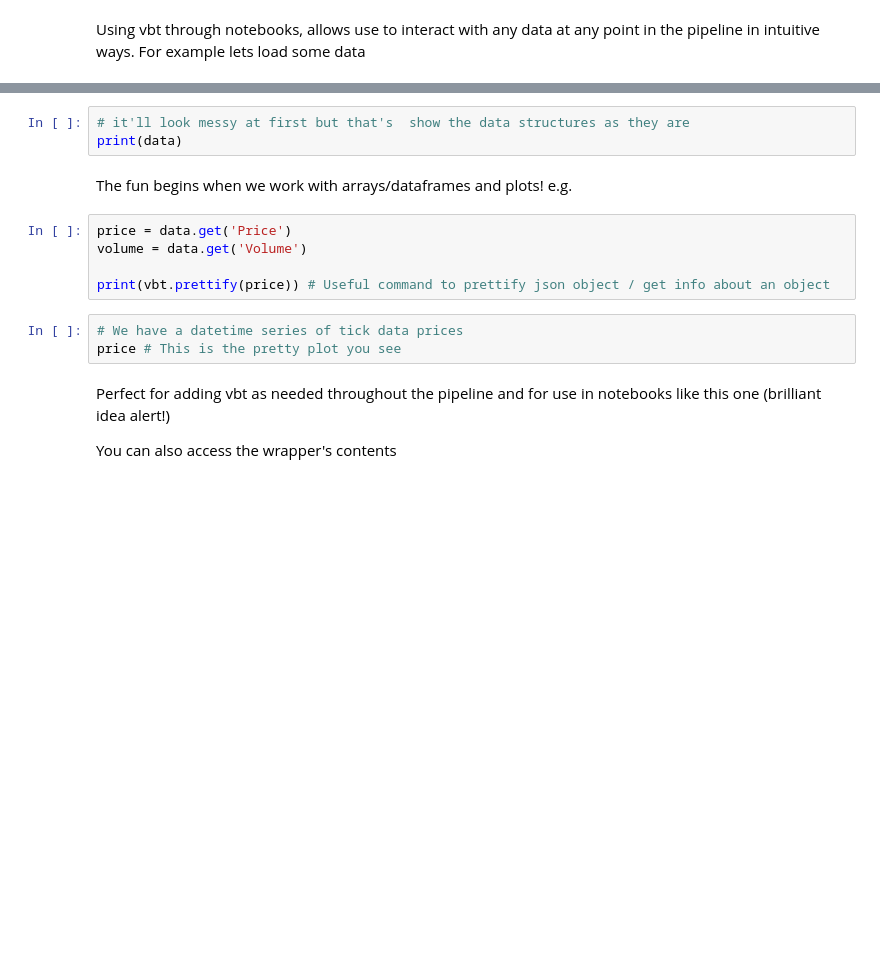
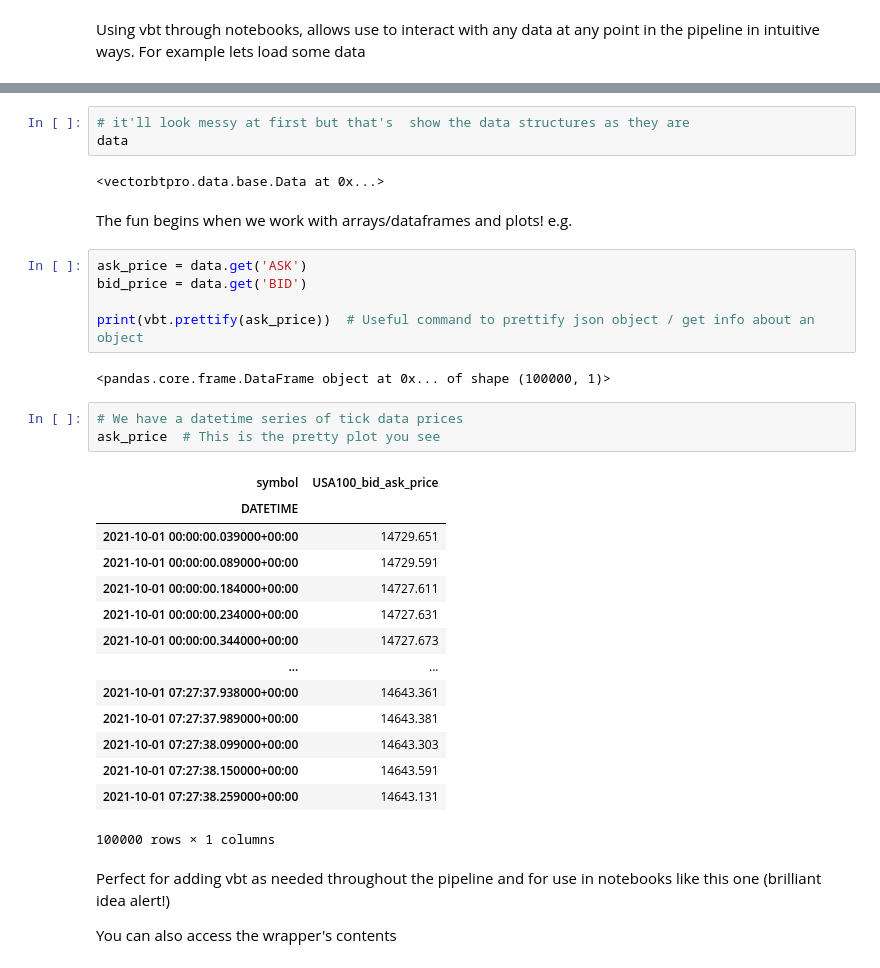
Before and after one commit to Bucanero06/mini_Genie_ML, a Jupyter notebook: Example_of_Functional_Genie_Methods.ipynb, the cells around one changed output, grey strips where cells are left out. Cells and saved outputs as stored; diff of their text form; blank space fills up the shorter version.

```diff
--- a/Example_of_Functional_Genie_Methods.ipynb
+++ b/Example_of_Functional_Genie_Methods.ipynb
@@ -76,16 +97,35 @@ print(data.wrapper)
 # %%
 # it'll look messy at first but that's  show the data structures as they are
-print(data)
+data
+# %% [output]
+<vectorbtpro.data.base.Data at 0x...>
 # %% [markdown]
 The fun begins when we work with arrays/dataframes and plots! e.g.
 # %%
-price = data.get('Price')
-volume = data.get('Volume')
+ask_price = data.get('ASK')
+bid_price = data.get('BID')
 
-print(vbt.prettify(price)) # Useful command to prettify json object / get info about an object
+print(vbt.prettify(ask_price))  # Useful command to prettify json object / get info about an object
+# %% [output]
+<pandas.core.frame.DataFrame object at 0x... of shape (100000, 1)>
 # %%
 # We have a datetime series of tick data prices
-price # This is the pretty plot you see
+ask_price  # This is the pretty plot you see
+# %% [output]
+| symbol | USA100_bid_ask_price |
+| DATETIME |  |
+| 2021-10-01 00:00:00.039000+00:00 | 14729.651 |
+| 2021-10-01 00:00:00.089000+00:00 | 14729.591 |
+| 2021-10-01 00:00:00.184000+00:00 | 14727.611 |
+| 2021-10-01 00:00:00.234000+00:00 | 14727.631 |
+| 2021-10-01 00:00:00.344000+00:00 | 14727.673 |
+| ... | ... |
+| 2021-10-01 07:27:37.938000+00:00 | 14643.361 |
+| 2021-10-01 07:27:37.989000+00:00 | 14643.381 |
+| 2021-10-01 07:27:38.099000+00:00 | 14643.303 |
+| 2021-10-01 07:27:38.150000+00:00 | 14643.591 |
+| 2021-10-01 07:27:38.259000+00:00 | 14643.131 |
+100000 rows × 1 columns
 # %% [markdown]
 Perfect for adding vbt as needed throughout the pipeline and for use in notebooks like this one (brilliant idea alert!)
 
```
Also changed, not shown: parts of 15 cells of this notebook, 2 other files.
